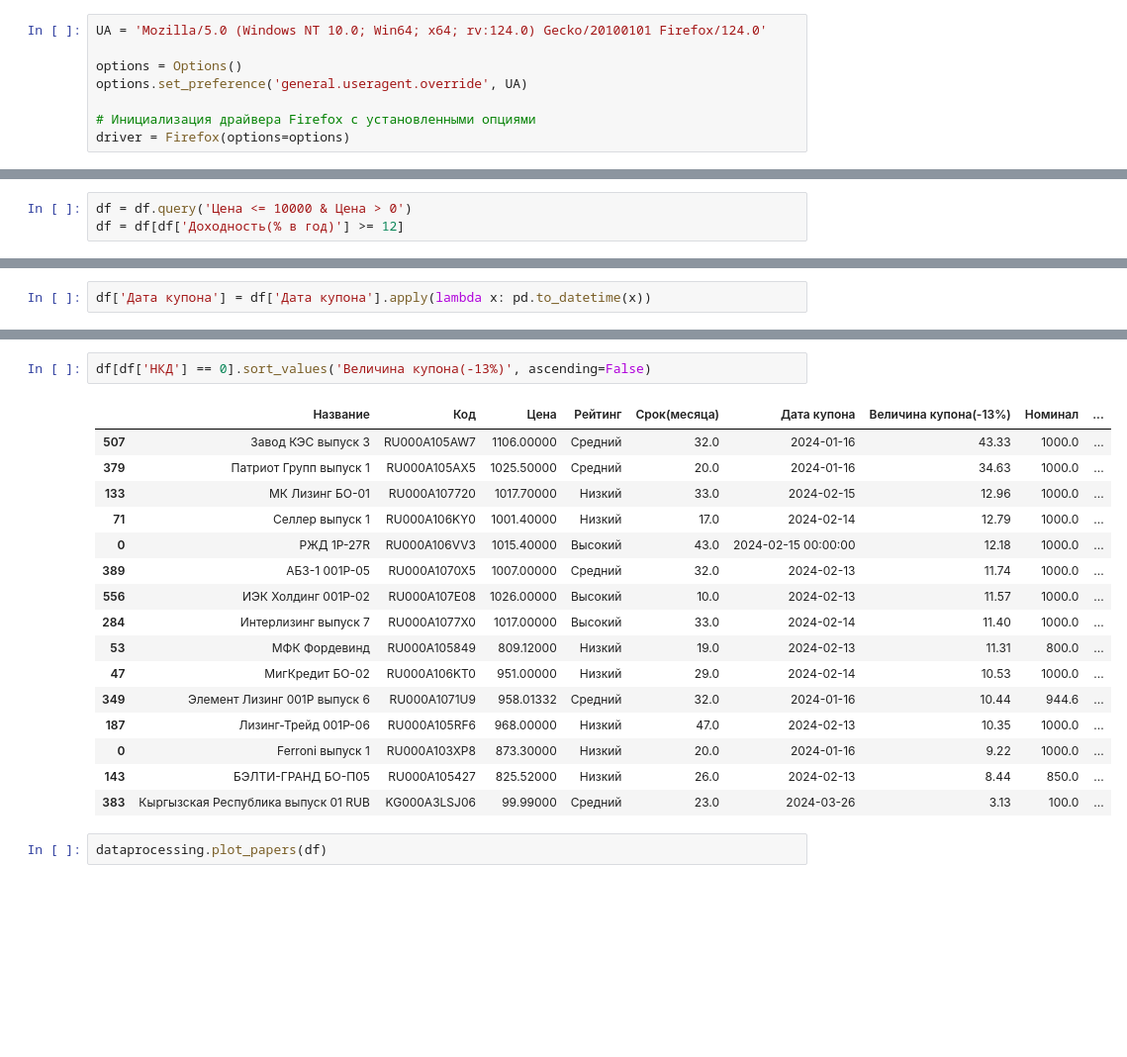
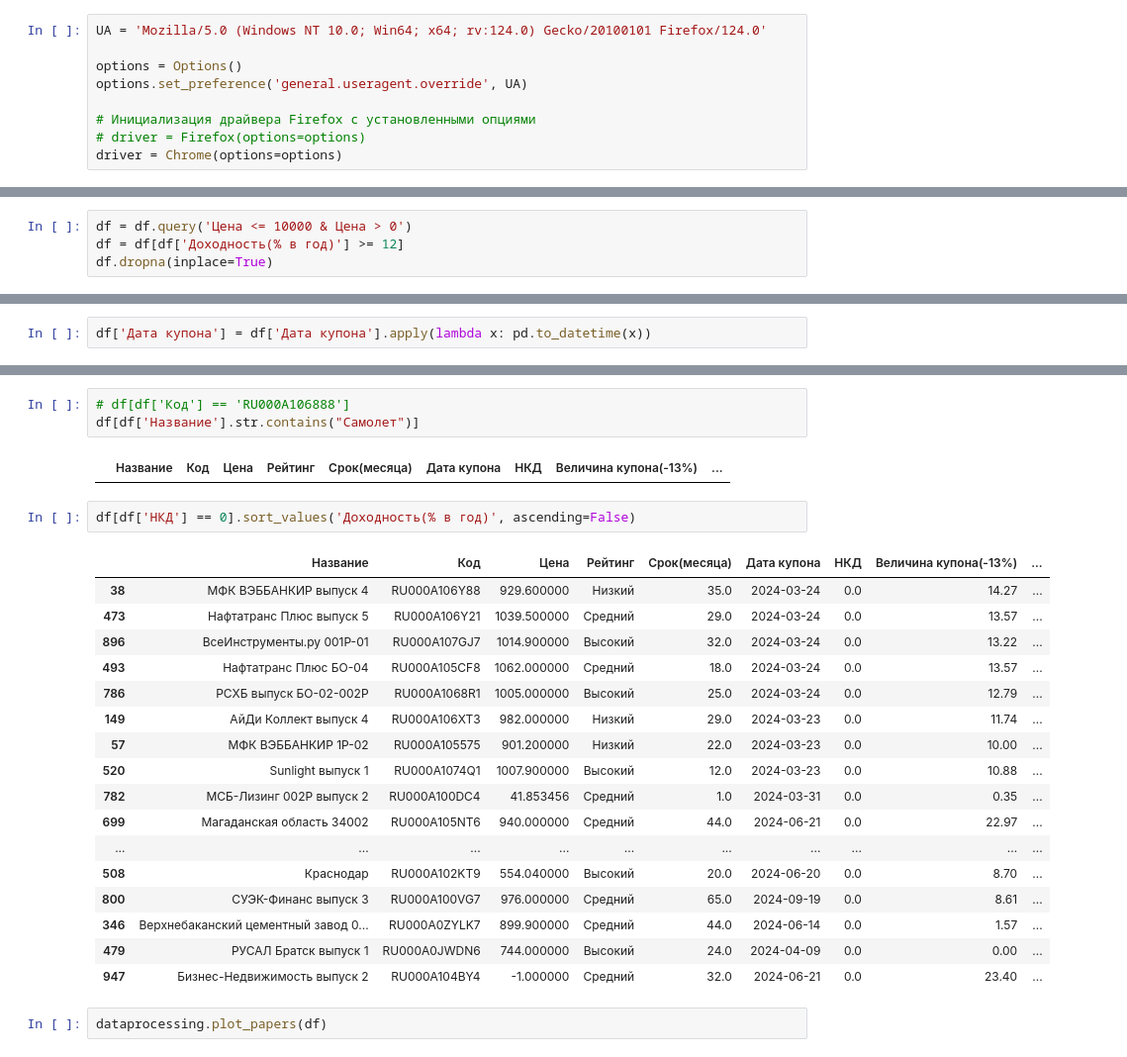
Before and after one commit to Meksis/Personal_projects, a Jupyter notebook: Obligations parser/main.ipynb, the cells around one changed output, grey strips where cells are left out. Shown at 99% size. Cells and saved outputs as stored; diff of their text form; blank space fills up the shorter version.

```diff
--- a/Obligations parser/main.ipynb
+++ b/Obligations parser/main.ipynb
@@ -18,7 +18,8 @@ options = Options()
 options.set_preference('general.useragent.override', UA)
 
 # Инициализация драйвера Firefox с установленными опциями
-driver = Firefox(options=options)
+# driver = Firefox(options=options)
+driver = Chrome(options=options)
 # %%
 parser = Obligations_parser(driver, url)
 # %% [markdown]
@@ -114,6 +112,7 @@ parser.driver.find_elements(By.CLASS_NAME, 'Pagination-module__item_arrow_mCpmW'
 # %%
 df = df.query('Цена <= 10000 & Цена > 0')
 df = df[df['Доходность(% в год)'] >= 12]
+df.dropna(inplace=True)
 # %%
 df
 # %% [output]
@@ -167,21 +150,27 @@ df.sort_values('Доходность(% в год)', ascending=False)
+# %%
+# df[df['Код'] == 'RU000A106888']
+df[df['Название'].str.contains("Самолет")]
+# %% [output]
+|  | Название | Код | Цена | Рейтинг | Срок(месяца) | Дата купона | НКД | Величина купона(-13%) | ... |
 # %%
-df[df['НКД'] == 0].sort_values('Величина купона(-13%)', ascending=False)
+df[df['НКД'] == 0].sort_values('Доходность(% в год)', ascending=False)
 # %% [output]
-|  | Название | Код | Цена | Рейтинг | Срок(месяца) | Дата купона | Величина купона(-13%) | Номинал | ... |
-| 507 | Завод КЭС выпуск 3 | RU000A105AW7 | 1106.00000 | Средний | 32.0 | 2024-01-16 | 43.33 | 1000.0 | ... |
-| 379 | Патриот Групп выпуск 1 | RU000A105AX5 | 1025.50000 | Средний | 20.0 | 2024-01-16 | 34.63 | 1000.0 | ... |
-| 133 | МК Лизинг БО-01 | RU000A107720 | 1017.70000 | Низкий | 33.0 | 2024-02-15 | 12.96 | 1000.0 | ... |
-| 71 | Селлер выпуск 1 | RU000A106KY0 | 1001.40000 | Низкий | 17.0 | 2024-02-14 | 12.79 | 1000.0 | ... |
-| 0 | РЖД 1P-27R | RU000A106VV3 | 1015.40000 | Высокий | 43.0 | 2024-02-15 00:00:00 | 12.18 | 1000.0 | ... |
-| 389 | АБЗ-1 001Р-05 | RU000A1070X5 | 1007.00000 | Средний | 32.0 | 2024-02-13 | 11.74 | 1000.0 | ... |
-| 556 | ИЭК Холдинг 001P-02 | RU000A107E08 | 1026.00000 | Высокий | 10.0 | 2024-02-13 | 11.57 | 1000.0 | ... |
-| 284 | Интерлизинг выпуск 7 | RU000A1077X0 | 1017.00000 | Высокий | 33.0 | 2024-02-14 | 11.40 | 1000.0 | ... |
-| 53 | МФК Фордевинд | RU000A105849 | 809.12000 | Низкий | 19.0 | 2024-02-13 | 11.31 | 800.0 | ... |
-| 47 | МигКредит БО-02 | RU000A106KT0 | 951.00000 | Низкий | 29.0 | 2024-02-14 | 10.53 | 1000.0 | ... |
-| 349 | Элемент Лизинг 001P выпуск 6 | RU000A1071U9 | 958.01332 | Средний | 32.0 | 2024-01-16 | 10.44 | 944.6 | ... |
-| 187 | Лизинг-Трейд 001P-06 | RU000A105RF6 | 968.00000 | Низкий | 47.0 | 2024-02-13 | 10.35 | 1000.0 | ... |
-| 0 | Ferroni выпуск 1 | RU000A103XP8 | 873.30000 | Низкий | 20.0 | 2024-01-16 | 9.22 | 1000.0 | ... |
-| 143 | БЭЛТИ-ГРАНД БО-П05 | RU000A105427 | 825.52000 | Низкий | 26.0 | 2024-02-13 | 8.44 | 850.0 | ... |
-| 383 | Кыргызская Республика выпуск 01 RUB | KG000A3LSJ06 | 99.99000 | Средний | 23.0 | 2024-03-26 | 3.13 | 100.0 | ... |
+|  | Название | Код | Цена | Рейтинг | Срок(месяца) | Дата купона | НКД | Величина купона(-13%) | ... |
+| 38 | МФК ВЭББАНКИР выпуск 4 | RU000A106Y88 | 929.600000 | Низкий | 35.0 | 2024-03-24 | 0.0 | 14.27 | ... |
+| 473 | Нафтатранс Плюс выпуск 5 | RU000A106Y21 | 1039.500000 | Средний | 29.0 | 2024-03-24 | 0.0 | 13.57 | ... |
+| 896 | ВсеИнструменты.ру 001P-01 | RU000A107GJ7 | 1014.900000 | Высокий | 32.0 | 2024-03-24 | 0.0 | 13.22 | ... |
+| 493 | Нафтатранс Плюс БО-04 | RU000A105CF8 | 1062.000000 | Средний | 18.0 | 2024-03-24 | 0.0 | 13.57 | ... |
+| 786 | РСХБ выпуск БО-02-002Р | RU000A1068R1 | 1005.000000 | Высокий | 25.0 | 2024-03-24 | 0.0 | 12.79 | ... |
+| 149 | АйДи Коллект выпуск 4 | RU000A106XT3 | 982.000000 | Низкий | 29.0 | 2024-03-23 | 0.0 | 11.74 | ... |
+| 57 | МФК ВЭББАНКИР 1P-02 | RU000A105575 | 901.200000 | Низкий | 22.0 | 2024-03-23 | 0.0 | 10.00 | ... |
+| 520 | Sunlight выпуск 1 | RU000A1074Q1 | 1007.900000 | Высокий | 12.0 | 2024-03-23 | 0.0 | 10.88 | ... |
+| 782 | МСБ-Лизинг 002P выпуск 2 | RU000A100DC4 | 41.853456 | Средний | 1.0 | 2024-03-31 | 0.0 | 0.35 | ... |
+| 699 | Магаданская область 34002 | RU000A105NT6 | 940.000000 | Средний | 44.0 | 2024-06-21 | 0.0 | 22.97 | ... |
+| ... | ... | ... | ... | ... | ... | ... | ... | ... | ... |
+| 508 | Краснодар | RU000A102KT9 | 554.040000 | Высокий | 20.0 | 2024-06-20 | 0.0 | 8.70 | ... |
+| 800 | СУЭК-Финанс выпуск 3 | RU000A100VG7 | 976.000000 | Средний | 65.0 | 2024-09-19 | 0.0 | 8.61 | ... |
+| 346 | Верхнебаканский цементный завод 0... | RU000A0ZYLK7 | 899.900000 | Средний | 44.0 | 2024-06-14 | 0.0 | 1.57 | ... |
+| 479 | РУСАЛ Братск выпуск 1 | RU000A0JWDN6 | 744.000000 | Высокий | 24.0 | 2024-04-09 | 0.0 | 0.00 | ... |
+| 947 | Бизнес-Недвижимость выпуск 2 | RU000A104BY4 | -1.000000 | Средний | 32.0 | 2024-06-21 | 0.0 | 23.40 | ... |
 # %%
 dataprocessing.plot_papers(df)
```
Also changed, not shown: parts of 12 cells of this notebook, 2 other files.
